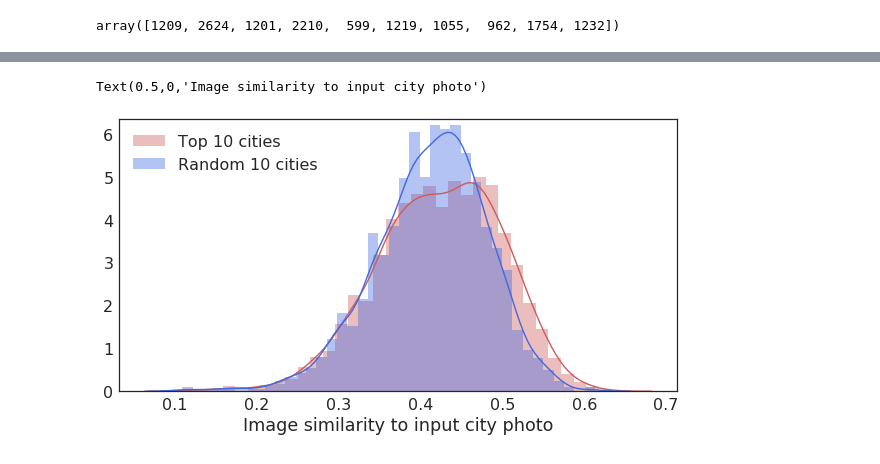
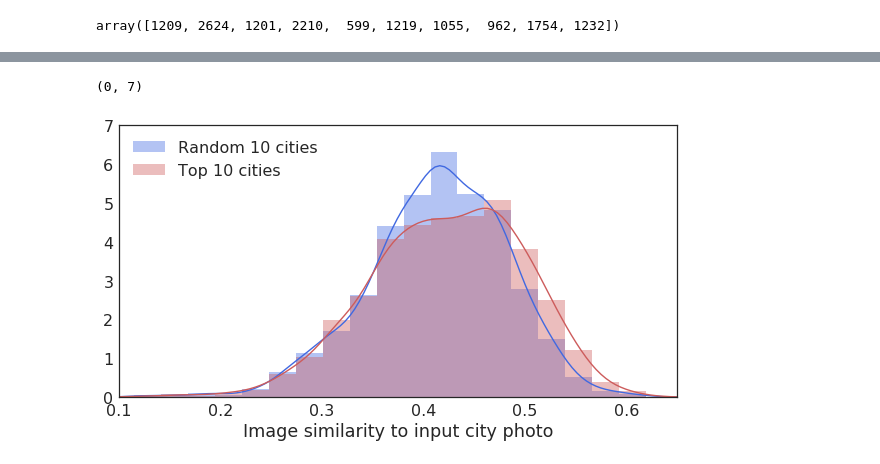
Before and after one commit to sq2141/city-discovery, a Jupyter notebook: cnn_VGG16.ipynb, the cells around one changed output, grey strips where cells are left out. Saved outputs shown, nothing was run; the diff lists cells and outputs as text; code cells hidden in the pictures.

```diff
--- a/cnn_VGG16.ipynb
+++ b/cnn_VGG16.ipynb
@@ -223,14 +223,18 @@ mean_sims_df.head()
 # %%
+bins = np.linspace(min(mean_sims_df.iloc[:,1]), max(mean_sims_df.iloc[:,1]), num=20)
+
 sns.set_context("paper", font_scale=2)
 sns.set_style("white")
 plt.figure(figsize=(10,5))
-sns.distplot(mean_sims_df.iloc[:,0], color="indianred", label="Top 10 cities",norm_hist=True)
-sns.distplot(mean_sims_df.iloc[:,1], color="royalblue", label="Random 10 cities", norm_hist=True)
-plt.legend()
+sns.distplot(mean_sims_df.iloc[:,1], color="royalblue", label="Random 10 cities", norm_hist=True, bins=bins)
+sns.distplot(mean_sims_df.iloc[:,0], color="indianred", label="Top 10 cities",norm_hist=True, bins=bins)
+plt.legend(loc='upper left')
 plt.xlabel('Image similarity to input city photo')
+plt.xlim(0.1,0.65)
+plt.ylim(0,7)
 # %% [output]
-Text(0.5,0,'Image similarity to input city photo')
+(0, 7)
-[figure, old version]
+[figure, new version]
 # %%
 mean_sims_df.mean()
 # %% [output]
```
Also changed, not shown: parts of 7 cells of this notebook, 2 other files.
